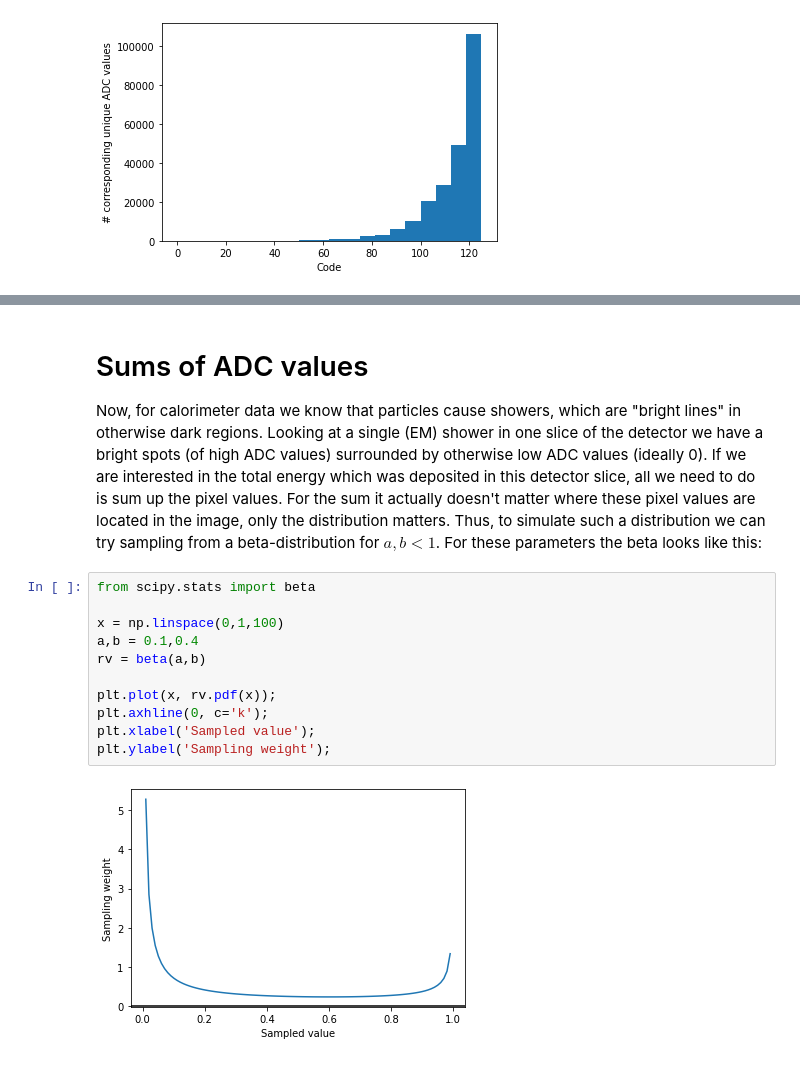
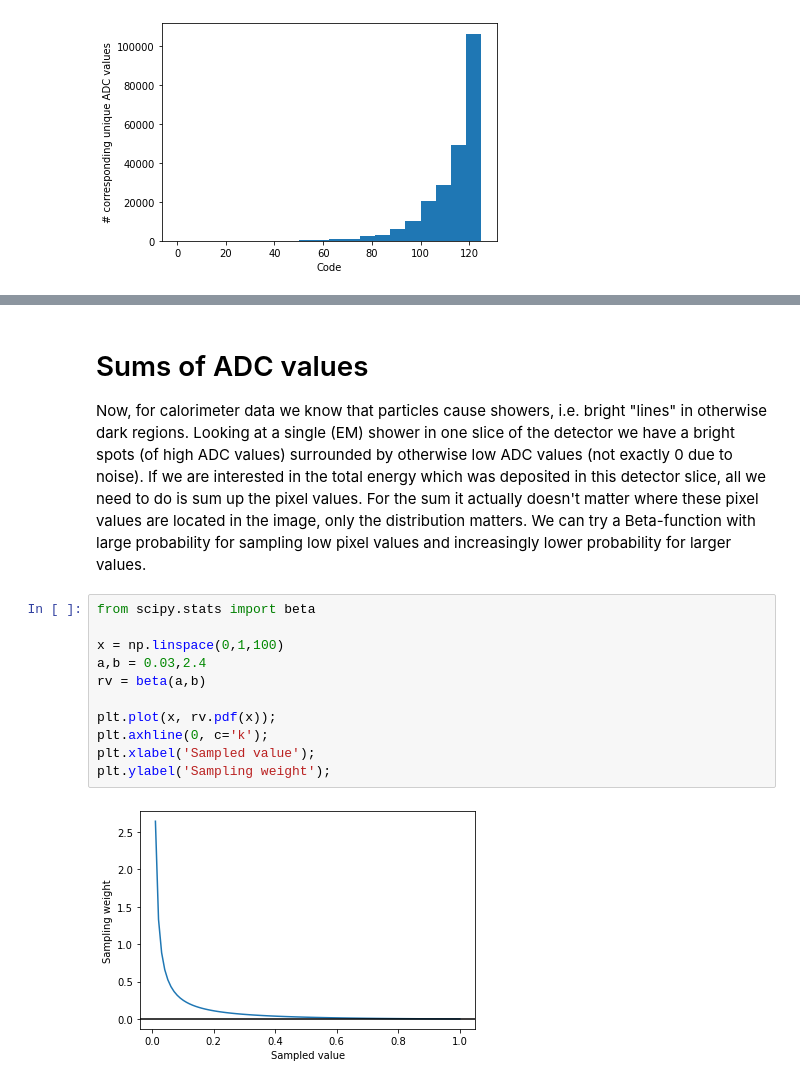
Before and after one commit to dpwinter/random_stuff, a Jupyter notebook: detector_data.ipynb, the cells around one changed output, grey strips where cells are left out. Cells and saved outputs as stored; diff of their text form.

```diff
--- a/detector_data.ipynb
+++ b/detector_data.ipynb
@@ -80,16 +107,16 @@ We can see that the encoded-decoded ADC values are strictly below the true ADCs.
 # %% [markdown]
 # Sums of ADC values
-Now, for calorimeter data we know that particles cause showers, which are "bright lines" in otherwise dark regions. Looking at a single (EM) shower in one slice of the detector we have a bright spots (of high ADC values) surrounded by otherwise low ADC values (ideally 0). If we are interested in the total energy which was deposited in this detector slice, all we need to do is sum up the pixel values. For the sum it actually doesn't matter where these pixel values are located in the image, only the distribution matters. Thus, to simulate such a distribution we can try sampling from a beta-distribution for $a,b \lt 1$. For these parameters the beta looks like this:
+Now, for calorimeter data we know that particles cause showers, i.e. bright "lines" in otherwise dark regions. Looking at a single (EM) shower in one slice of the detector we have a bright spots (of high ADC values) surrounded by otherwise low ADC values (not exactly 0 due to noise). If we are interested in the total energy which was deposited in this detector slice, all we need to do is sum up the pixel values. For the sum it actually doesn't matter where these pixel values are located in the image, only the distribution matters. We can try a Beta-function with large probability for sampling low pixel values and increasingly lower probability for larger values.
 # %%
 from scipy.stats import beta
 
 x = np.linspace(0,1,100)
-a,b = 0.1,0.4
+a,b = 0.03,2.4
 rv = beta(a,b)
 
 plt.plot(x, rv.pdf(x));
 plt.axhline(0, c='k');
 plt.xlabel('Sampled value');
 plt.ylabel('Sampling weight');
 # %% [output]
-[figure, old version]
+[figure, new version]
```
Also changed, not shown: parts of 25 cells of this notebook.
